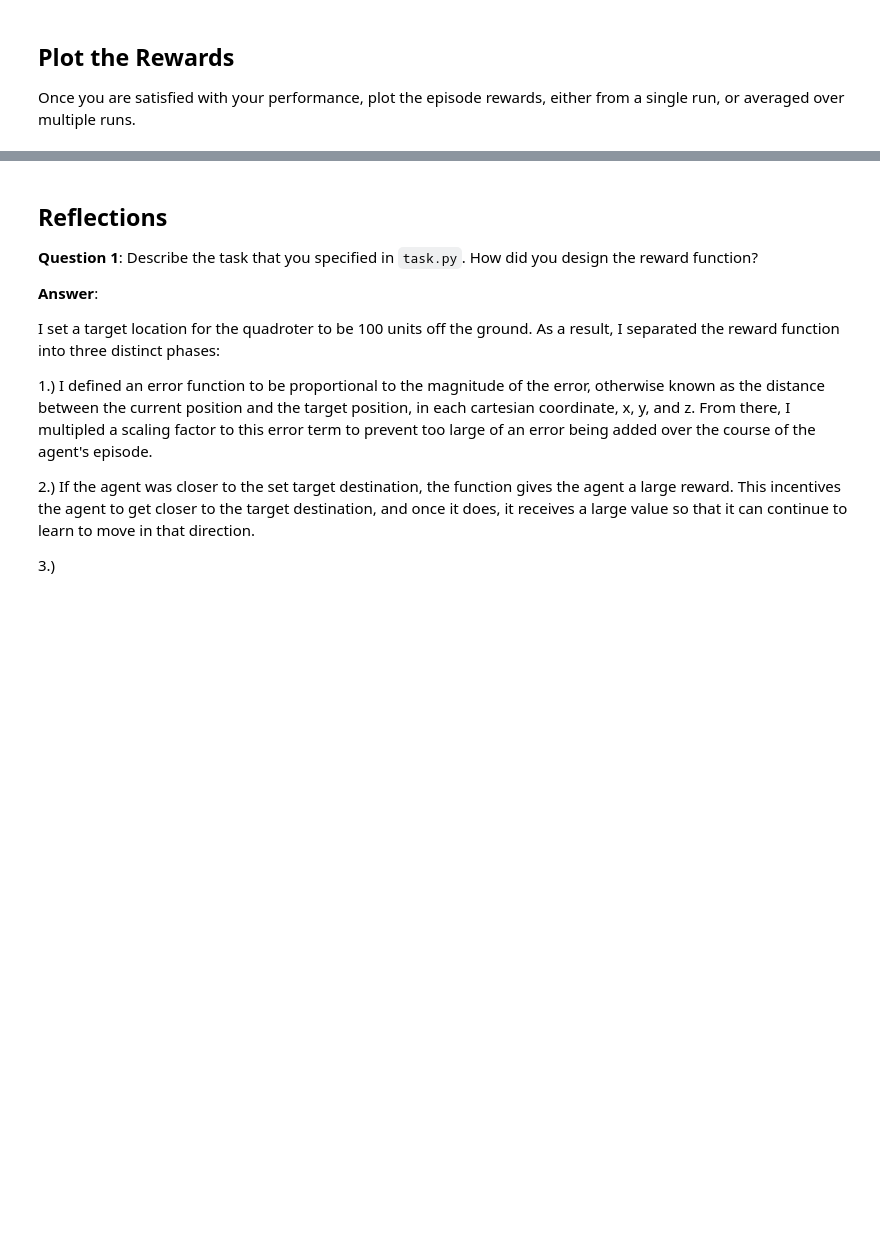
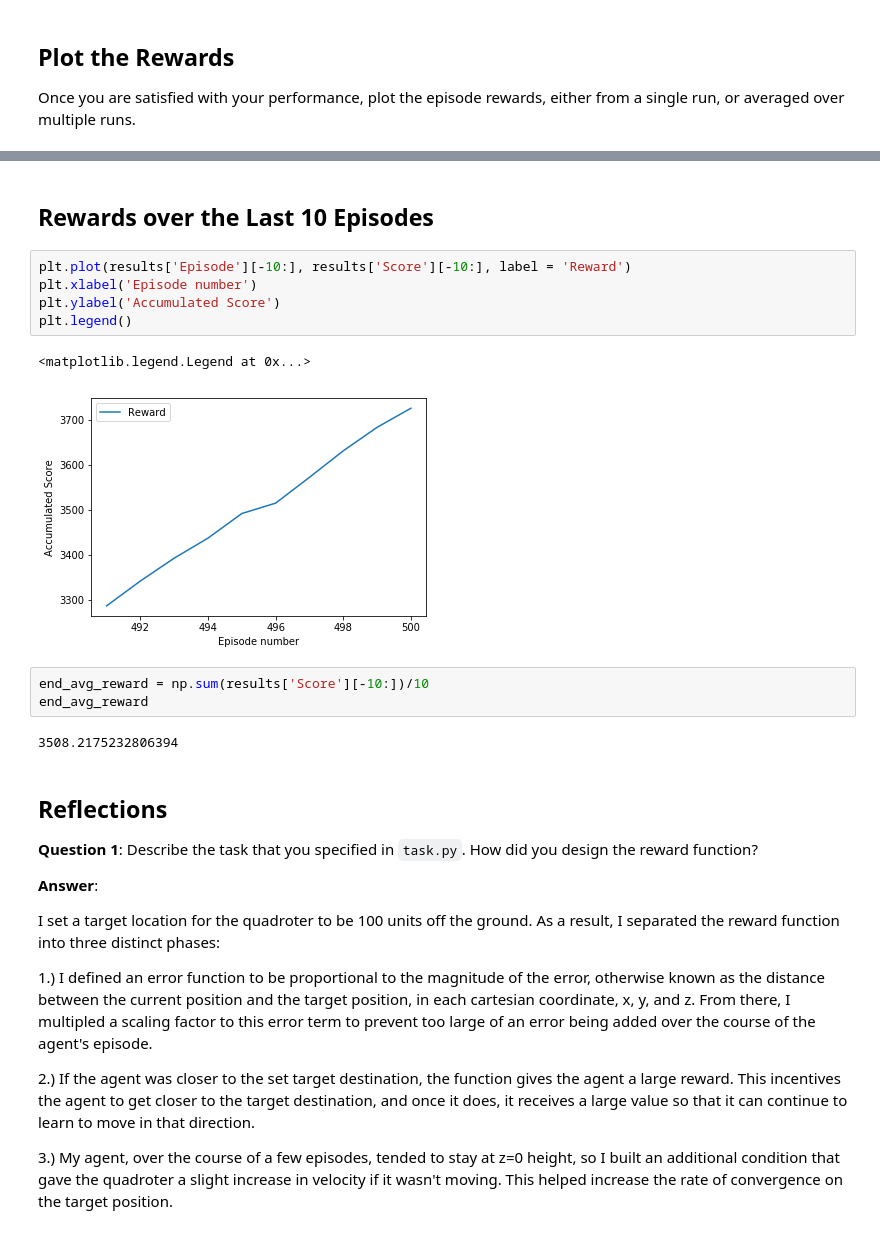
Before and after one commit to adrianlievano/quadcopter_RL, a Jupyter notebook: RL-Quadcopter-2/Quadcopter_Project.ipynb, the cells around one changed output, grey strips where cells are left out. Saved outputs shown, nothing was run; the diff lists cells and outputs as text; blank space fills up the shorter version.

Commit message:
Fix: improved reward function and achieved task convergence

```diff
--- a/RL-Quadcopter-2/Quadcopter_Project.ipynb
+++ b/RL-Quadcopter-2/Quadcopter_Project.ipynb
@@ -337,3 +339,18 @@ plt.legend()
+# %% [markdown]
+## Rewards over the Last 10 Episodes ##
+# %%
+plt.plot(results['Episode'][-10:], results['Score'][-10:], label = 'Reward')
+plt.xlabel('Episode number')
+plt.ylabel('Accumulated Score')
+plt.legend()
+# %% [output]
+<matplotlib.legend.Legend at 0x...>
+[figure, added]
+# %%
+end_avg_reward = np.sum(results['Score'][-10:])/10
+end_avg_reward
+# %% [output]
+3508.2175232806394
 # %% [markdown]
 ## Reflections
 
@@ -347,7 +364,7 @@ I set a target location for the quadroter to be 100 units off the ground. As a r
 
 2.) If the agent was closer to the set target destination, the function gives the agent a large reward. This incentives the agent to get closer to the target destination, and once it does, it receives a large value so that it can continue to learn to move in that direction.
 
-3.)
+3.) My agent, over the course of a few episodes, tended to stay at z=0 height, so I built an additional condition that gave the quadroter a slight increase in velocity if it wasn't moving. This helped increase the rate of convergence on the target position.
 # %% [markdown]
 **Question 2**: Discuss your agent briefly, using the following questions as a guide:
 
```
Also changed, not shown: parts of 19 cells of this notebook, 2 other files.
